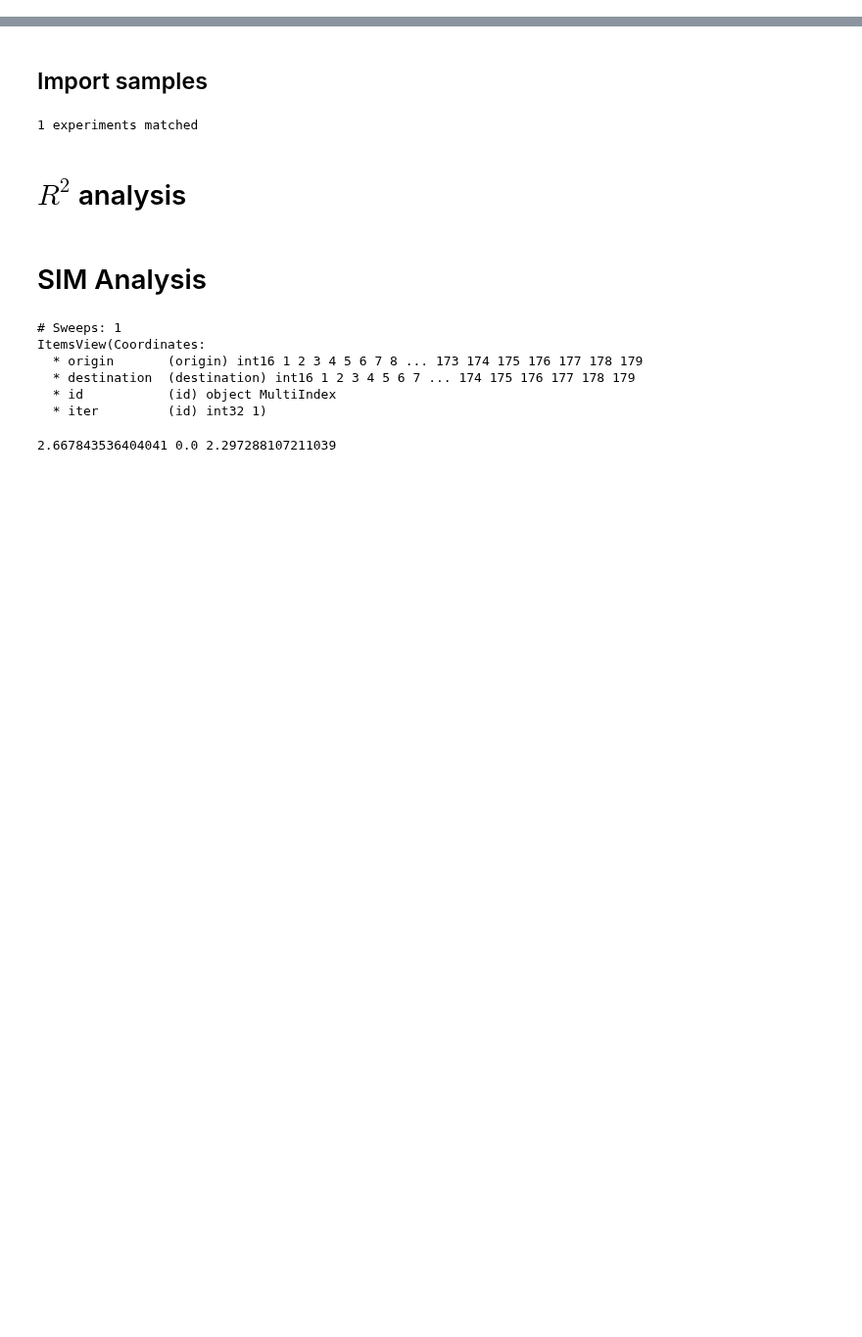
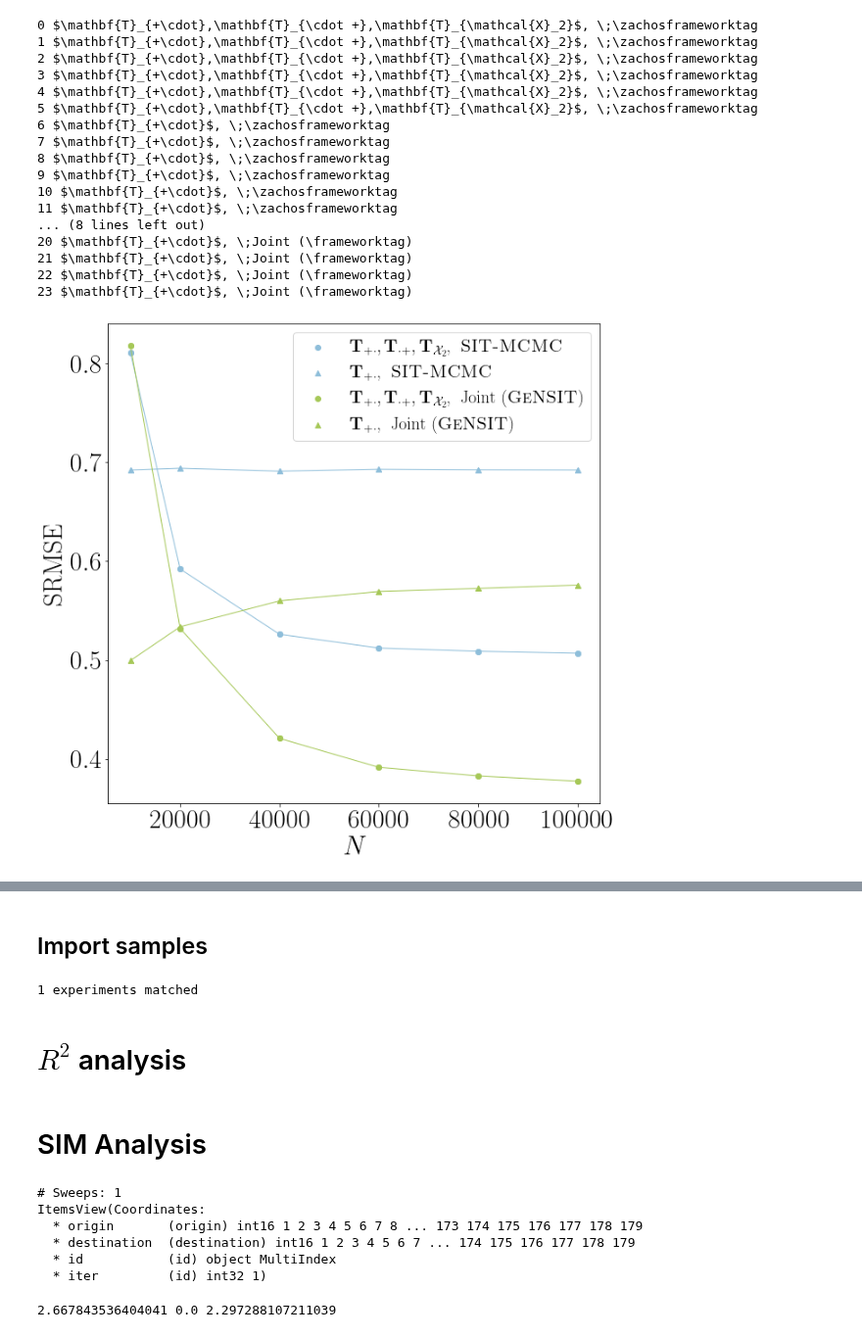
Before and after one commit to YannisZa/GeNSIT, a Jupyter notebook: notebooks/Reading outputs (work in progress).ipynb, the cells around one changed output, grey strips where cells are left out. Shown at 98% size. Cells and saved outputs as stored; diff of their text form; code cells hidden in the pictures; blank space fills up the shorter version.

```diff
--- a/notebooks/Reading outputs (work in progress).ipynb
+++ b/notebooks/Reading outputs (work in progress).ipynb
@@ -29,0 +53,8 @@ from gensit.contingency_table.contingency_table_mcmc import ContingencyTableMark
+# %%
+slice_vals = ['$\\mathbf{T}_{+\\cdot}$, $\\sigma = 0.014$',
+'$\\mathbf{T}_{+\\cdot},\\mathbf{T}_{\\cdot +},\\mathbf{T}_{\\mathcal{X}_2}$, $\\sigma = 0.014$']
+slice_key = 'label'
+slice_index = []
+for i,v in enumerate(data[slice_key]):
+    if v in slice_vals and ('Disjoint' not in data['label'][i]):
+        slice_index.append(i)
@@ -29,0 +66,8 @@ from gensit.contingency_table.contingency_table_mcmc import ContingencyTableMark
+# %%
+data_slice = deepcopy(data)
+for k in [j for j in data.keys() if j not in ['outputs','x_group','y_group','z_group','annotate','hatch']]:
+    data_slice[k] = np.array(data_slice[k])[slice_index].tolist()
+data_slice['newlabel'] = np.array(data_slice['x'])[:,0].tolist()
+data_slice['newx'] = np.array(data_slice['x'])[:,1].tolist()
+for k,v in data_slice.items():
+    print(k,np.shape(v))
@@ -29,0 +95,54 @@ from gensit.contingency_table.contingency_table_mcmc import ContingencyTableMark
+# %%
+fontsize = 30
+# %%
+fig,ax = plt.subplots(figsize=settings['figure_size'])
+cs = ['#8ebeda', '#8ebeda', '#a6c858', '#a6c858']#'#8ebeda' '#a6c858', '#ca4a58', '#e0ad41'
+markers = ['o','^','o','^']
+for jindx, j in enumerate(list(range(0,len(cs)*6,6))):
+    # print(jindx,(j,j+6))
+    for i in range(j,j+6):
+        print(i,(data_slice['label'][i]+', \;'+data_slice['newlabel'][i]).replace(", $\\sigma = 0.014$",""))
+        _ = ax.scatter(
+            list(map(int,data_slice['newx']))[i],
+            np.array(data_slice['y'][i])[0],
+            linewidth = 1.0,
+            alpha=1.0,
+            c = cs[jindx],
+            marker = markers[jindx],
+            label = (data_slice['label'][i]+', \;'+data_slice['newlabel'][i]).replace(", $\\sigma = 0.014$",""),
+        )
+    _ = ax.plot(
+        list(map(int,data_slice['newx']))[slice(j,j+6)],
+        np.array(data_slice['y'][slice(j,j+6)])[:,0],
+        linewidth = 1.0,
+        c = cs[jindx],
+        marker = markers[jindx]
+    )
+ax.tick_params(labelsize=fontsize)
+plt.xlabel(r'$N$',fontsize=fontsize)
+plt.ylabel(r'SRMSE',fontsize=fontsize)
+handles, labels = plt.gca().get_legend_handles_labels()
+by_label = dict(zip(labels, handles))
+_ = plt.legend(by_label.values(), by_label.keys(),fontsize=20)
+# fig.tight_layout(rect=(0, 0, 0.7, 1.1))
+plt.show()
+write_figure(fig,srmseoutputpath,filename_ending=settings['filename_ending'],figure_format='pdf')
+# %% [output]
+0 $\mathbf{T}_{+\cdot},\mathbf{T}_{\cdot +},\mathbf{T}_{\mathcal{X}_2}$, \;\zachosframeworktag
+1 $\mathbf{T}_{+\cdot},\mathbf{T}_{\cdot +},\mathbf{T}_{\mathcal{X}_2}$, \;\zachosframeworktag
+2 $\mathbf{T}_{+\cdot},\mathbf{T}_{\cdot +},\mathbf{T}_{\mathcal{X}_2}$, \;\zachosframeworktag
+3 $\mathbf{T}_{+\cdot},\mathbf{T}_{\cdot +},\mathbf{T}_{\mathcal{X}_2}$, \;\zachosframeworktag
+4 $\mathbf{T}_{+\cdot},\mathbf{T}_{\cdot +},\mathbf{T}_{\mathcal{X}_2}$, \;\zachosframeworktag
+5 $\mathbf{T}_{+\cdot},\mathbf{T}_{\cdot +},\mathbf{T}_{\mathcal{X}_2}$, \;\zachosframeworktag
+6 $\mathbf{T}_{+\cdot}$, \;\zachosframeworktag
+7 $\mathbf{T}_{+\cdot}$, \;\zachosframeworktag
+8 $\mathbf{T}_{+\cdot}$, \;\zachosframeworktag
+9 $\mathbf{T}_{+\cdot}$, \;\zachosframeworktag
+10 $\mathbf{T}_{+\cdot}$, \;\zachosframeworktag
+11 $\mathbf{T}_{+\cdot}$, \;\zachosframeworktag
+... (8 lines left out)
+20 $\mathbf{T}_{+\cdot}$, \;Joint (\frameworktag)
+21 $\mathbf{T}_{+\cdot}$, \;Joint (\frameworktag)
+22 $\mathbf{T}_{+\cdot}$, \;Joint (\frameworktag)
+23 $\mathbf{T}_{+\cdot}$, \;Joint (\frameworktag)
+[figure, added]
```
Also changed, not shown: parts of 8 cells of this notebook, 16 other files.
